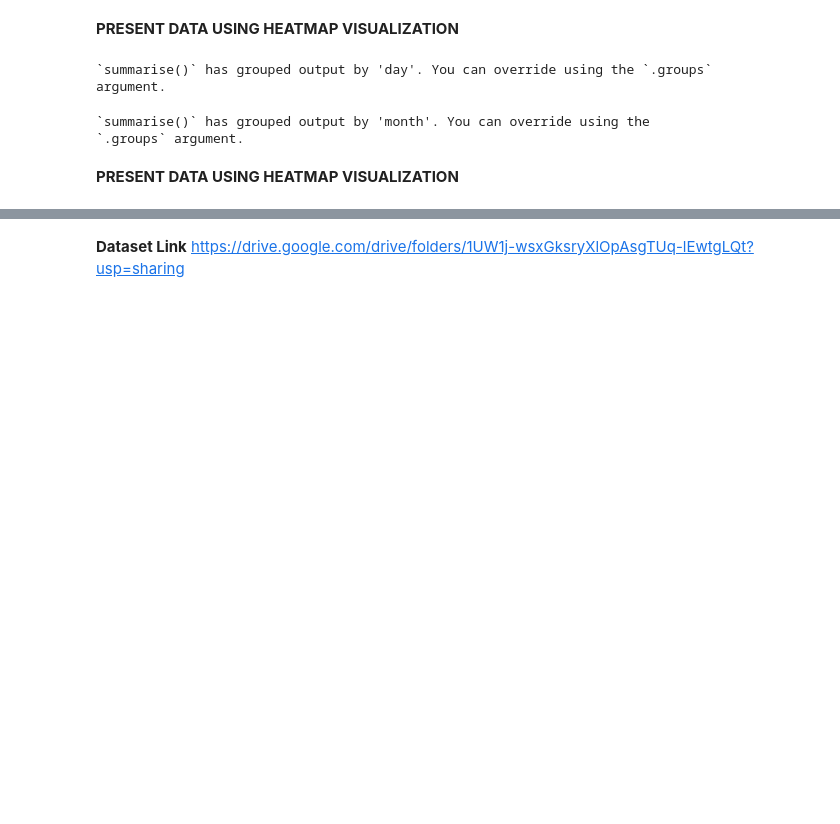
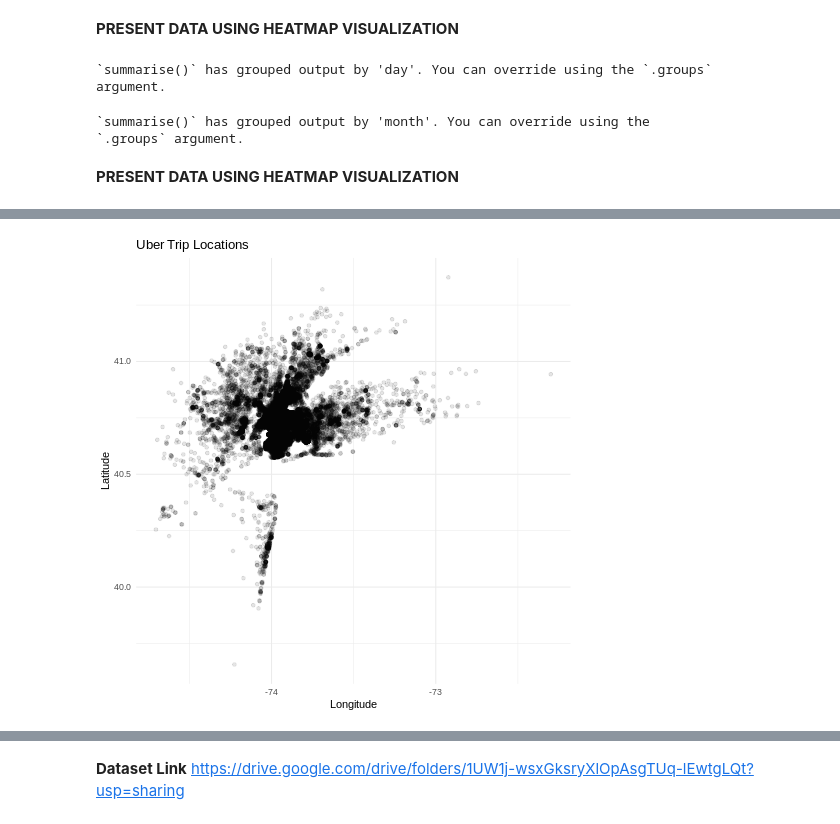
Before and after one commit to rajatrai30/ubder-data-analysis-usinf-R, a Jupyter notebook: BDA_PROJECT_2023_pynb.ipynb, the cells around one changed output, grey strips where cells are left out. Drawn from its saved outputs; the diff is of its cells as text; code cells hidden in the pictures; blank space fills up the shorter version.

```diff
--- a/BDA_PROJECT_2023_pynb.ipynb
+++ b/BDA_PROJECT_2023_pynb.ipynb
@@ -309,0 +327,12 @@ month_day_data
+# %%
+# SCATTER PLOTTING
+# Scatter Plot for Trip Locations:
+%%R
+ggplot(data, aes(x = Lon, y = Lat)) +
+  geom_point(alpha = 0.1) +
+  labs(title = "Uber Trip Locations",
+       x = "Longitude",
+       y = "Latitude") +
+  theme_minimal()
+# %% [output]
+[figure, added]
```
Also changed, not shown: parts of 10 cells of this notebook.
